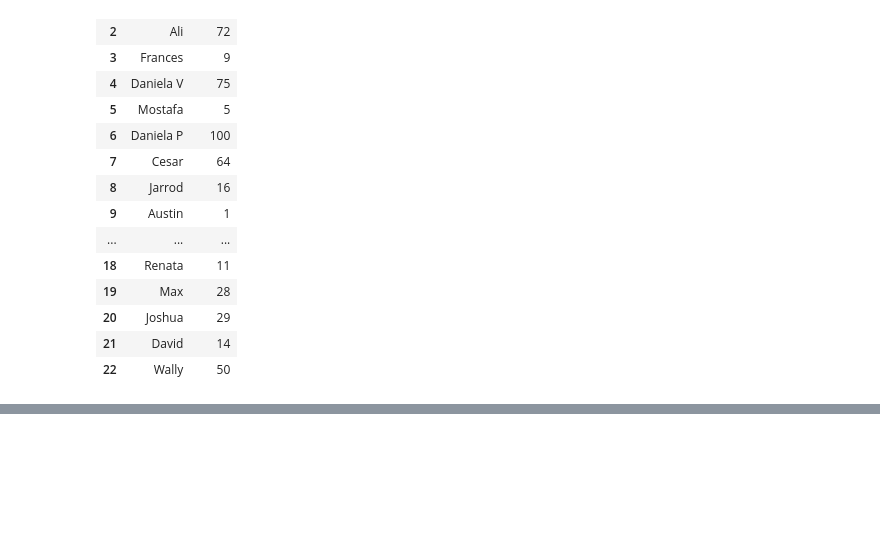
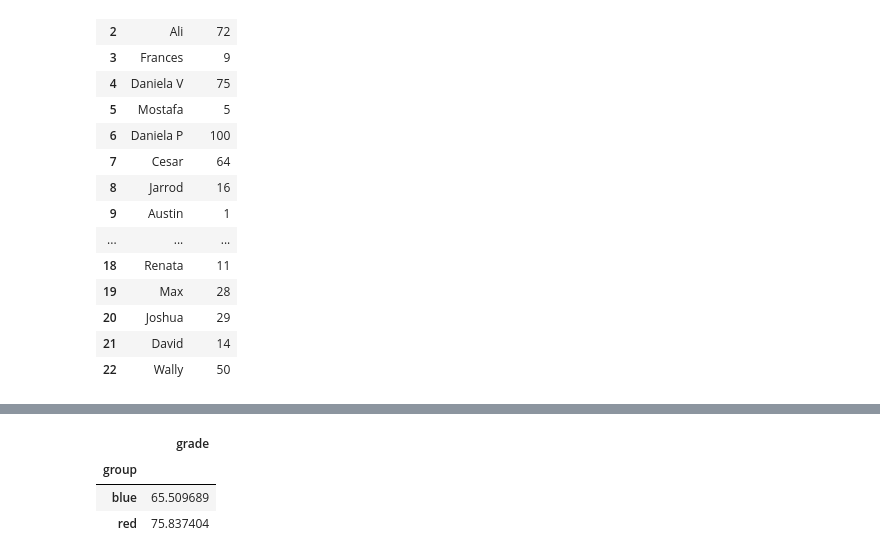
Before and after one commit to austinknies/python_workshop, a Jupyter notebook: pandas_intro.ipynb, the cells around one changed output, grey strips where cells are left out. Drawn from its saved outputs; the diff is of its cells as text; code cells hidden in the pictures; blank space fills up the shorter version.

```diff
--- a/pandas_intro.ipynb
+++ b/pandas_intro.ipynb
@@ -183,0 +283,7 @@ roster
+# %%
+roster.groupby(by=['group']).mean()
+# %% [output]
+|  | grade |
+| group |  |
+| blue | 65.509689 |
+| red | 75.837404 |
```
Also changed, not shown: parts of 14 cells of this notebook, 1 other file.
